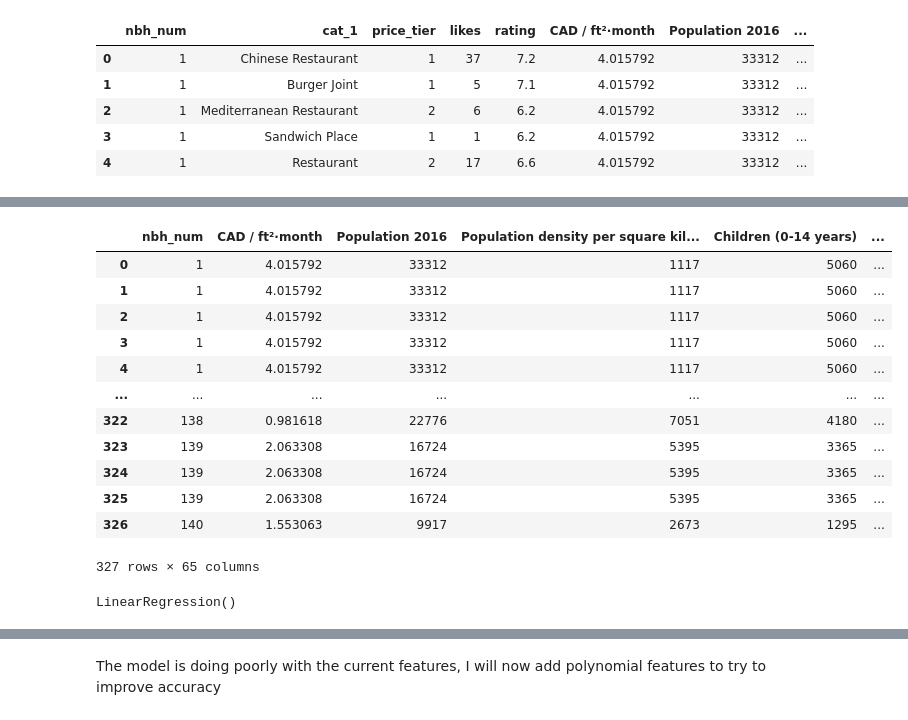
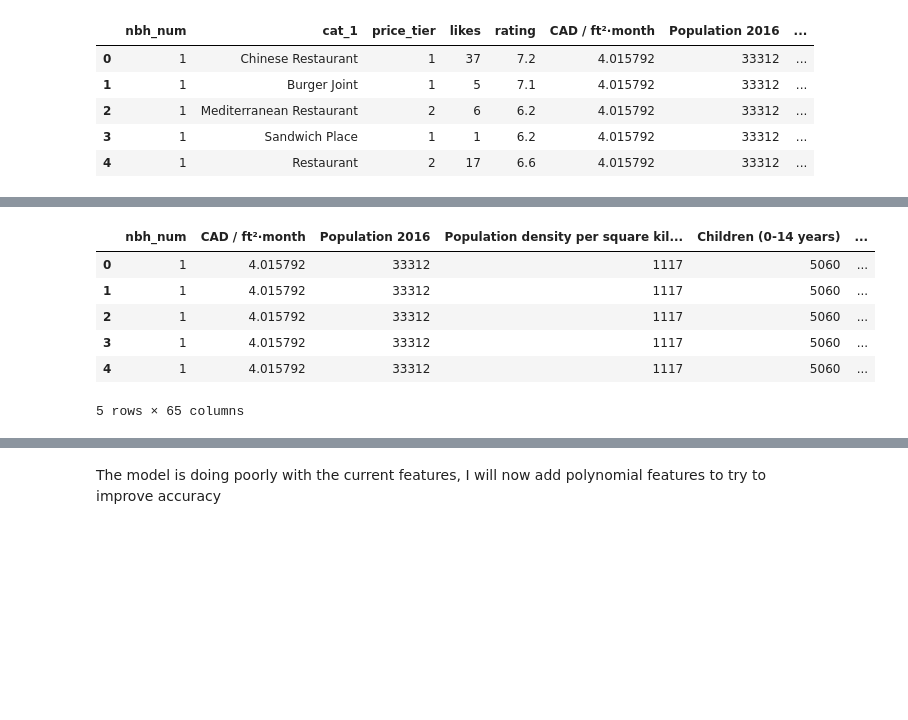
Before and after one commit to pagutierreza/Applied-Data-Science-Capstone, a Jupyter notebook: Week 2/Regression Model.ipynb, the cells around one changed output, grey strips where cells are left out. Cells and saved outputs as stored; diff of their text form; code cells hidden in the pictures; blank space fills up the shorter version.

```diff
--- a/Week 2/Regression Model.ipynb
+++ b/Week 2/Regression Model.ipynb
@@ -71,20 +61,12 @@ Y
 # %%
-one_hot = pd.get_dummies(df[['cat_1']], prefix="", prefix_sep="")
+X_coded = X.join(pd.get_dummies(df[['cat_1']], prefix="", prefix_sep=""), how = 'left')
-# %%
-X_coded = X.join(one_hot, how = 'left')
 # %%
-X_coded
+X_coded.head()
 # %% [output]
 |  | nbh_num | CAD / ft²·month | Population 2016 | Population density per square kil... | Children (0-14 years) | ... |
 | 0 | 1 | 4.015792 | 33312 | 1117 | 5060 | ... |
 | 1 | 1 | 4.015792 | 33312 | 1117 | 5060 | ... |
 | 2 | 1 | 4.015792 | 33312 | 1117 | 5060 | ... |
 | 3 | 1 | 4.015792 | 33312 | 1117 | 5060 | ... |
 | 4 | 1 | 4.015792 | 33312 | 1117 | 5060 | ... |
-| ... | ... | ... | ... | ... | ... | ... |
-| 322 | 138 | 0.981618 | 22776 | 7051 | 4180 | ... |
-| 323 | 139 | 2.063308 | 16724 | 5395 | 3365 | ... |
-| 324 | 139 | 2.063308 | 16724 | 5395 | 3365 | ... |
-| 325 | 139 | 2.063308 | 16724 | 5395 | 3365 | ... |
-| 326 | 140 | 1.553063 | 9917 | 2673 | 1295 | ... |
-327 rows × 65 columns
+5 rows × 65 columns
@@ -94,5 +72,0 @@ lm = LinearRegression()
-# %%
-#Fit the model
-lm.fit(X_coded, Y)
-# %% [output]
-LinearRegression()
```
Also changed, not shown: parts of 52 cells of this notebook.
